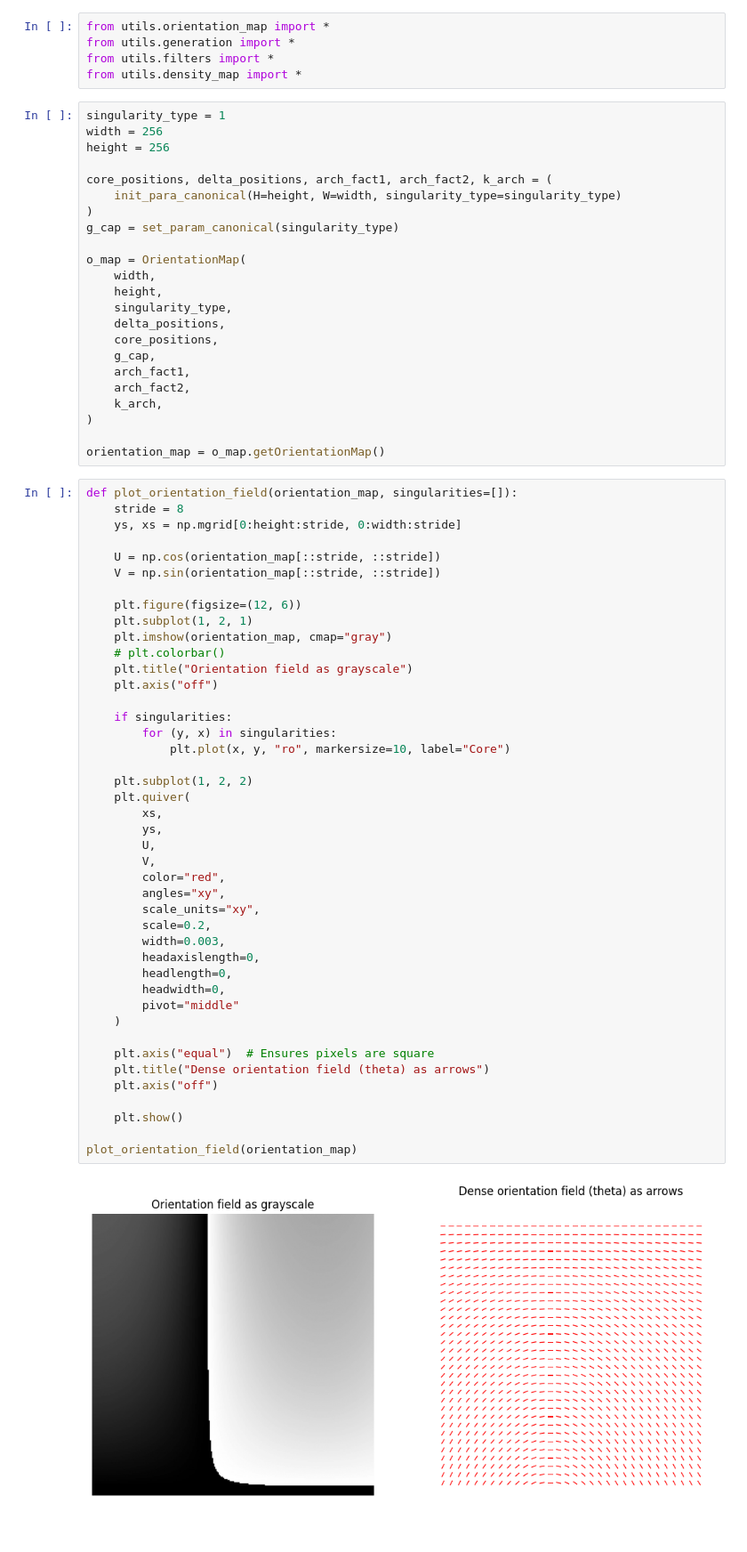
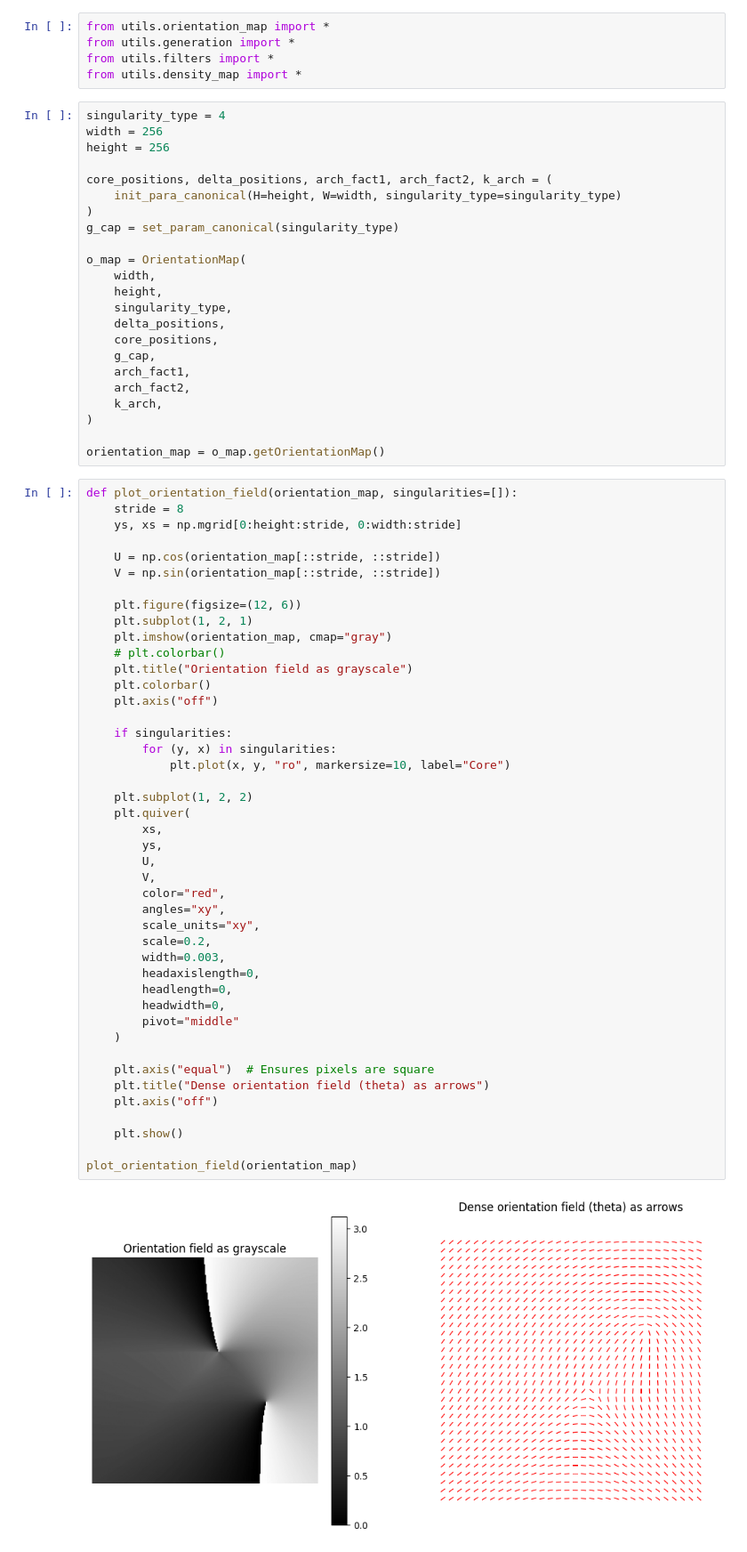
Before and after one commit to therealozp/fingerprint-generator, a Jupyter notebook: omap_to_phase.ipynb, the cells around one changed output. Shown at 89% size. Saved outputs shown, nothing was run; the diff lists cells and outputs as text.

```diff
--- a/omap_to_phase.ipynb
+++ b/omap_to_phase.ipynb
@@ -4,7 +4,7 @@ from utils.generation import *
 from utils.filters import *
 from utils.density_map import *
 # %%
-singularity_type = 1
+singularity_type = 4
 width = 256
 height = 256
 
@@ -39,38 +39,39 @@ def plot_orientation_field(orientation_map, singularities=[]):
     plt.imshow(orientation_map, cmap="gray")
     # plt.colorbar()
     plt.title("Orientation field as grayscale")
+    plt.colorbar()
     plt.axis("off")
 
     if singularities:
         for (y, x) in singularities:
             plt.plot(x, y, "ro", markersize=10, label="Core")
 
     plt.subplot(1, 2, 2)
     plt.quiver(
         xs,
         ys,
         U,
         V,
         color="red",
         angles="xy",
         scale_units="xy",
         scale=0.2,
         width=0.003,
         headaxislength=0,
         headlength=0,
         headwidth=0,
         pivot="middle"
     )
 
     plt.axis("equal")  # Ensures pixels are square
     plt.title("Dense orientation field (theta) as arrows")
     plt.axis("off")
 
     plt.show()
 
 plot_orientation_field(orientation_map)
 # %% [output]
-[figure, old version]
+[figure, new version]
 # %%
 from utils.unwrapping import unwrap_with_smart_cuts, unwrap_with_monotonic_cuts
 from utils.unwrap_smooth import unwrap_with_curved_cuts
```
Also changed, not shown: parts of 8 cells of this notebook, 7 other files.
